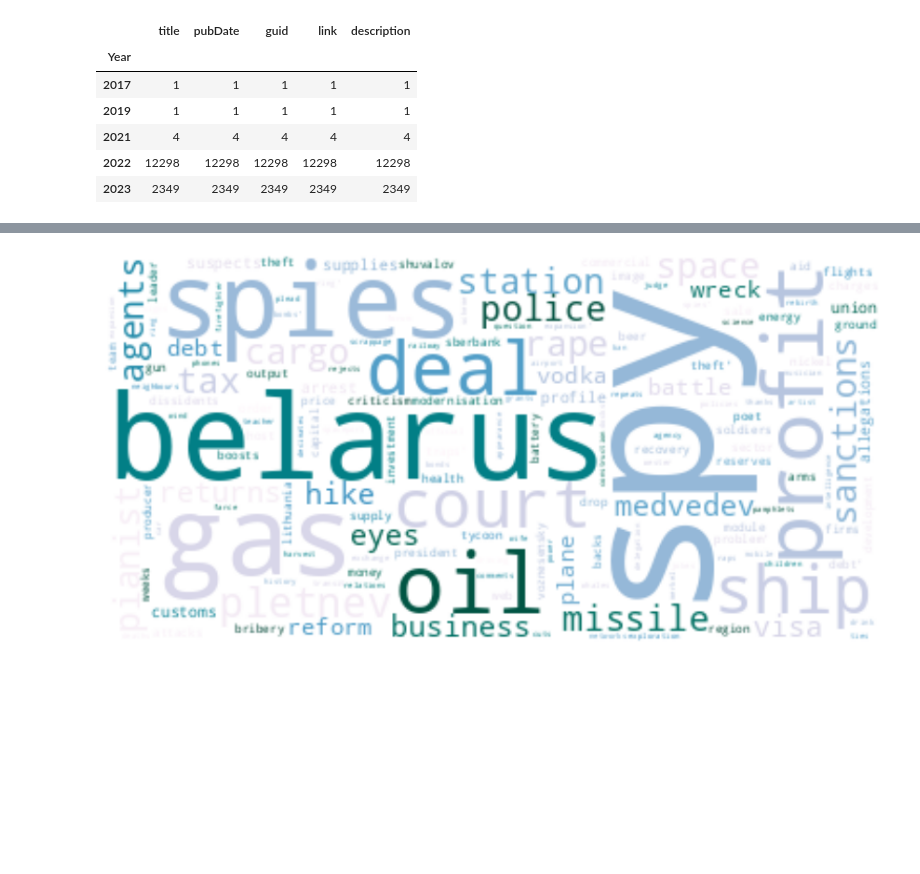
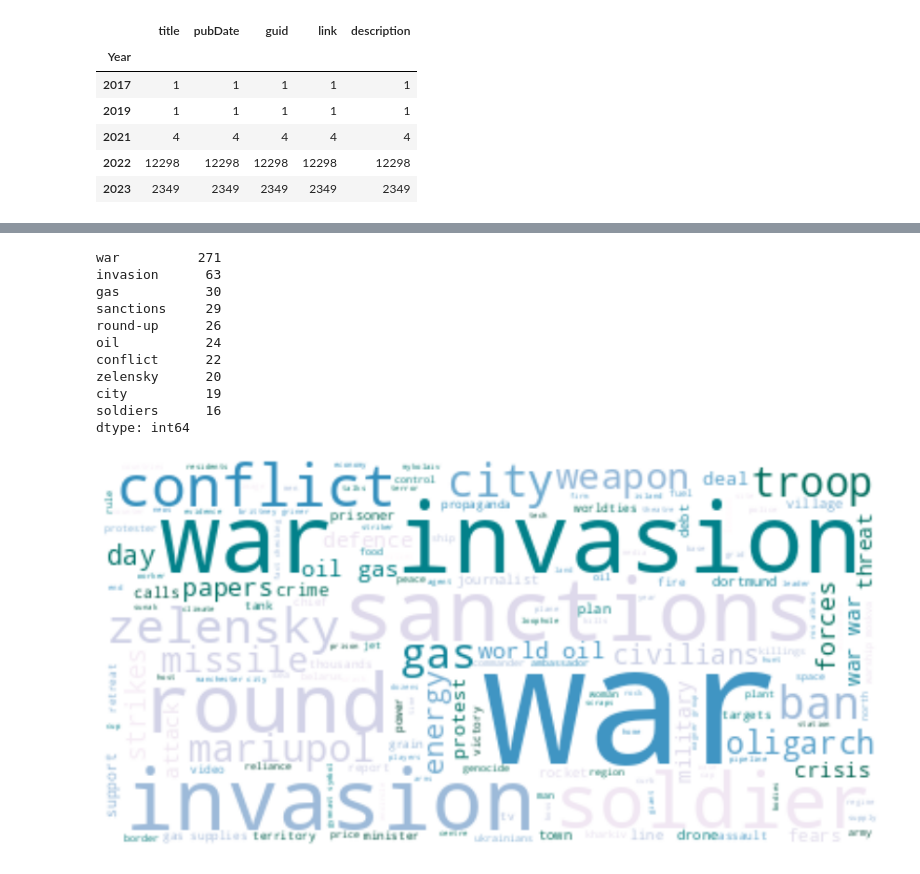
Before and after one commit to OksIvanchik/HSE_CL, a Jupyter notebook: CL_Project.ipynb, the cells around one changed output, grey strips where cells are left out. Drawn from its saved outputs; the diff is of its cells as text; code cells hidden in the pictures; blank space fills up the shorter version.

```diff
--- a/CL_Project.ipynb
+++ b/CL_Project.ipynb
@@ -81,13 +115,19 @@ dtype: int64
-# %%
-from wordcloud import WordCloud
-from wordcloud import ImageColorGenerator
-import matplotlib.pyplot as plt
-
-text = " ".join(nouns)
-wordcloud = WordCloud(background_color="white", colormap='PuBuGn').generate(text)
-plt.figure( figsize=(15,10))
-plt.imshow(wordcloud, interpolation='bilinear')
-plt.axis("off")
-plt.show()
-# %% [output]
-[figure, removed]
+# %%
+# 2022
+words = get_nouns(df, 2022)
+print(pd.Series(words).value_counts().head(10))
+
+visualise(words)
+# %% [output]
+war          271
+invasion      63
+gas           30
+sanctions     29
+round-up      26
+oil           24
+conflict      22
+zelensky      20
+city          19
+soldiers      16
+dtype: int64
+[figure, added]
```
Also changed, not shown: parts of 8 cells of this notebook.
